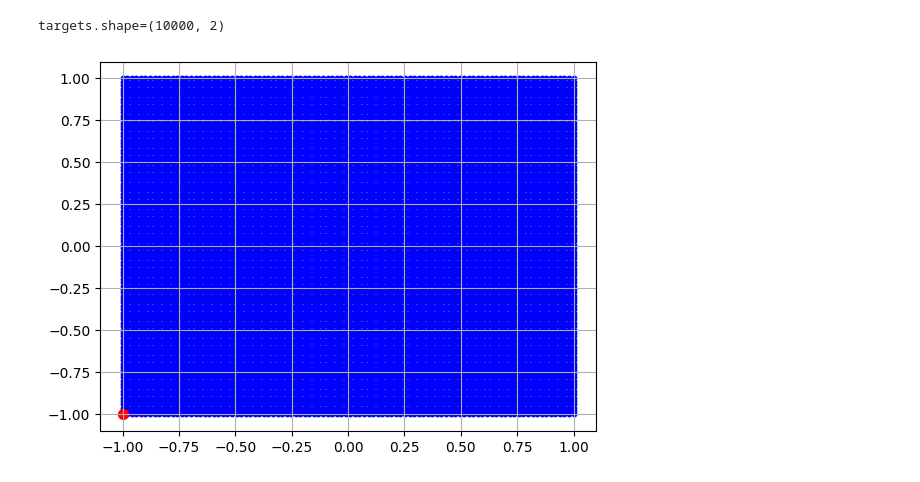
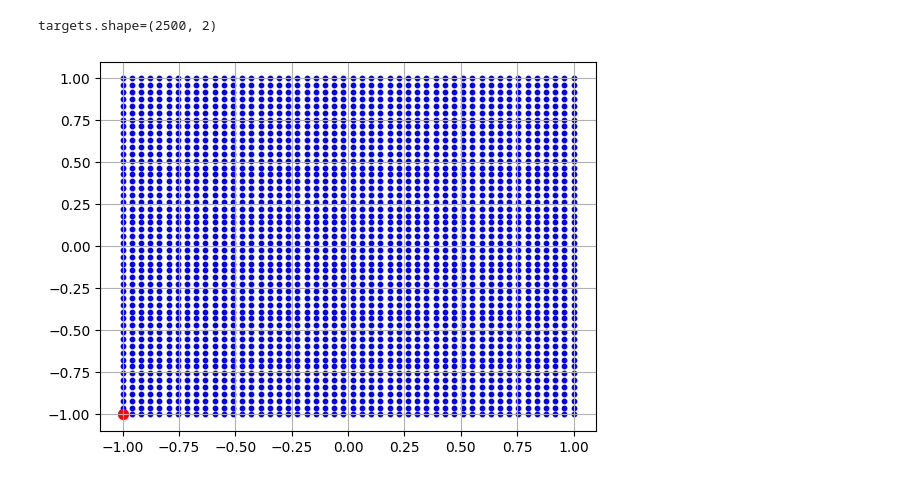
Before and after one commit to nestlab-bae-mqp-2024/mrpcp-solvers, a Jupyter notebook: jupyter/heuristic_attempts/yasars_heuristic_attempts/yasars_heuristic_attempt.ipynb, the cells around one changed output. Saved outputs shown, nothing was run; the diff lists cells and outputs as text; code cells hidden in the pictures.

```diff
--- a/jupyter/heuristic_attempts/yasars_heuristic_attempts/yasars_heuristic_attempt.ipynb
+++ b/jupyter/heuristic_attempts/yasars_heuristic_attempts/yasars_heuristic_attempt.ipynb
@@ -13,7 +13,7 @@ k = int(6)
 # Chose recharging proportionality constant
 q_k = 0.1  # This means that each robot will need to charge for 10 minutes for every 100 minutes travelled
 # Chose the number of targets in an axis
-n = int(100)
+n = int(50)
 # Choose the redundancy parameter (have each target be visited by exactly that many robots)
 rp = min(3, k)
 
@@ -46,35 +46,35 @@ depots = np.array([
 # depots = np.array([
 #     [-1., -1.],
 #     [-1., 1.],
 #     [1., -1.],
 #     [1., 1.],
 # ])
 # print(f"{depots=}")
 # depots = np.concatenate((depots, depots))
 depot_indices = list(range(len(targets), len(targets)+len(depots)))
 
 nodes = np.concatenate((targets, depots))
 # print(f"{nodes.shape=}")
 node_indices = list(range(len(targets)+len(depots)))
 
 # print(f"{list(target_indices)=}\n{list(depot_indices)=}\n{list(node_indices)=}")
 
 # Chose starting depot node
 # Make all robots start from same depot
 B_k = np.array([depot_indices[0]] * k)
 # Make depots start from multiple depots
 # B_k = depot_indices[:k]
 # print(f"{B_k=}")
 
 # Graphical sanity check
 plt.figure()
 plt.scatter(targets[:,0], targets[:,1], c='blue', s=10)
 plt.scatter(depots[:,0], depots[:,1], c='red', s=50)
 plt.grid()
 plt.show()
 # %% [output]
-targets.shape=(10000, 2)
+targets.shape=(2500, 2)
-[figure, old version]
+[figure, new version]
 # %%
 from tqdm import tqdm
 
```
Also changed, not shown: parts of 2 cells of this notebook.
